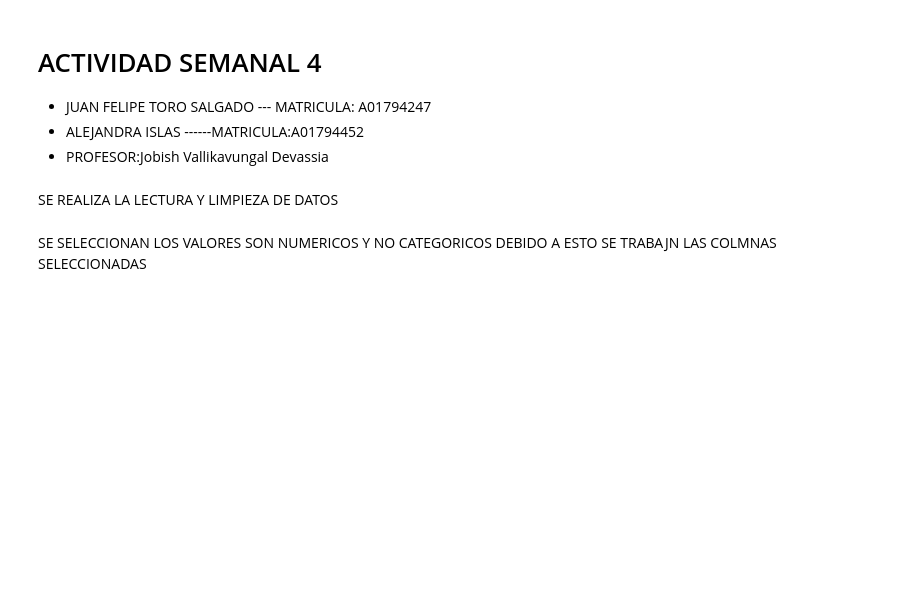
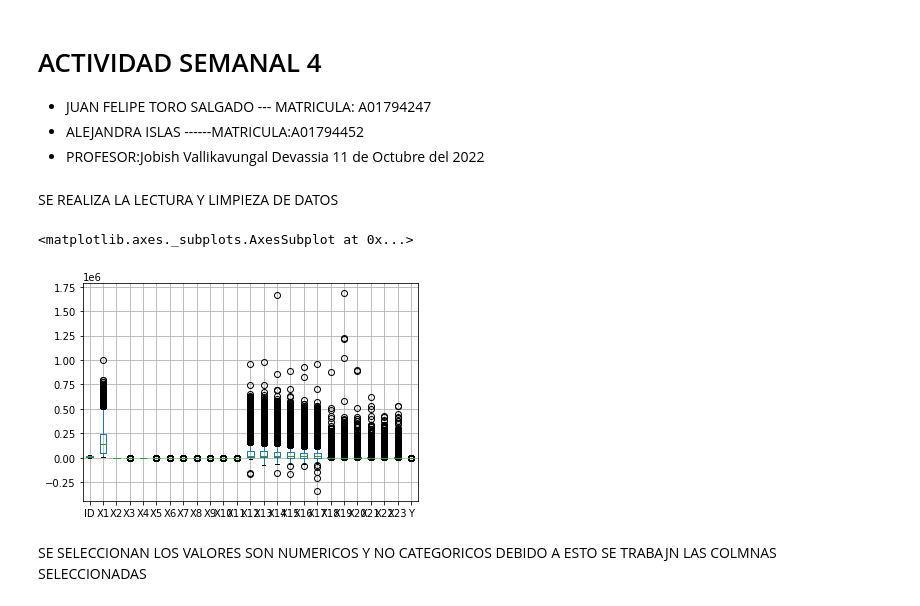
Before and after one commit to PosgradoMNA/actividades-del-projecto-equipo39, a Jupyter notebook: ACTIVIDAD_SEMANAL_4.ipynb, the cells around one changed output. Drawn from its saved outputs; the diff is of its cells as text; code cells hidden in the pictures; blank space fills up the shorter version.

```diff
--- a/ACTIVIDAD_SEMANAL_4.ipynb
+++ b/ACTIVIDAD_SEMANAL_4.ipynb
@@ -7,6 +7,7 @@
 *   JUAN FELIPE TORO SALGADO --- MATRICULA: A01794247
 *   ALEJANDRA ISLAS ------MATRICULA:A01794452
 *   PROFESOR:Jobish Vallikavungal Devassia
+11 de Octubre del 2022
 # %%
 import pandas as pd
 import numpy as np
@@ -24,6 +26,11 @@ df = datosdf.copy()
 # %%
+#Aqui es donde se hace la limpieza de los datos vacíos.
 df.X5.fillna(df.X5.mean(), inplace=True)
 df.dropna(inplace = True)
+df.boxplot()
+# %% [output]
+<matplotlib.axes._subplots.AxesSubplot at 0x...>
+[figure, added]
 # %% [markdown]
 SE  SELECCIONAN LOS VALORES SON NUMERICOS Y NO CATEGORICOS DEBIDO A ESTO SE TRABAJN LAS COLMNAS SELECCIONADAS
 # %%
```
Also changed, not shown: parts of 4 cells of this notebook.
